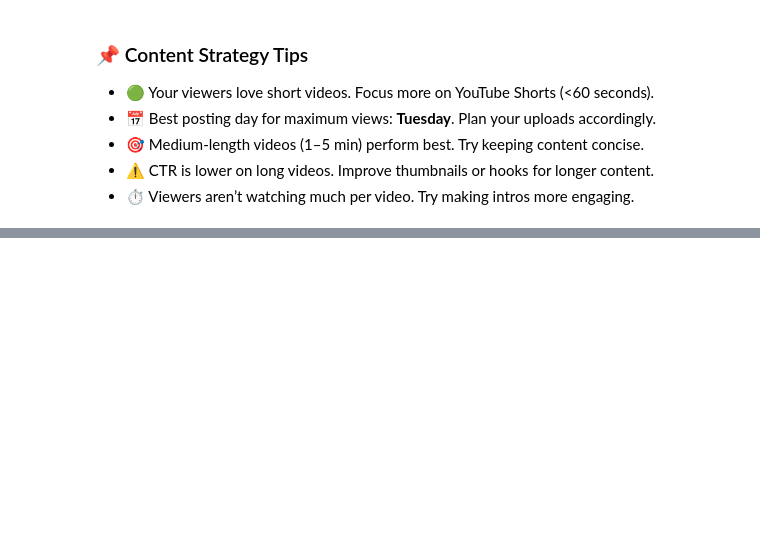
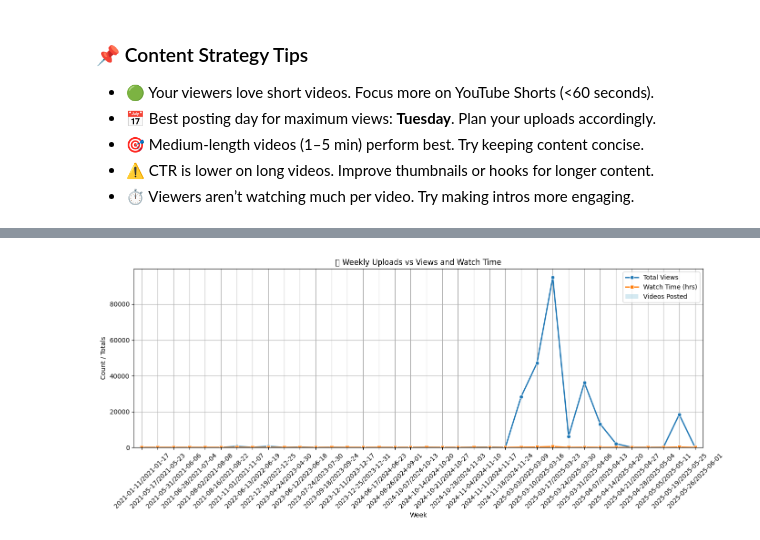
Before and after one commit to abinayagoudjandhyala/Content-Strategy-Recommender, a Jupyter notebook: Content Strategy Recommender/Content Recommender.ipynb, the cells around one changed output, grey strips where cells are left out. Saved outputs shown, nothing was run; the diff lists cells and outputs as text; code cells hidden in the pictures; blank space fills up the shorter version.

```diff
--- a/Content Strategy Recommender/Content Recommender.ipynb
+++ b/Content Strategy Recommender/Content Recommender.ipynb
@@ -126,0 +163,26 @@ display(Markdown("### 📌 Content Strategy Tips\n" + "\n".join([f"- {tip}" for
+# %%
+# 📅 Weekly Upload Frequency vs Views and Watch Time
+table_data["Week"] = table_data["Video publish time"].dt.to_period("W").astype(str)
+
+weekly_stats = table_data.groupby("Week").agg({
+    "Video title": "count",
+    "Views": "sum",
+    "Watch time (hours)": "sum"
+}).rename(columns={"Video title": "Videos Posted"}).reset_index()
+
+# Plotting
+plt.figure(figsize=(14,6))
+sns.lineplot(data=weekly_stats, x="Week", y="Views", marker="o", label="Total Views", linewidth=2)
+sns.lineplot(data=weekly_stats, x="Week", y="Watch time (hours)", marker="s", label="Watch Time (hrs)", linewidth=2)
+sns.barplot(data=weekly_stats, x="Week", y="Videos Posted", color="skyblue", alpha=0.4, label="Videos Posted")
+
+plt.title("📅 Weekly Uploads vs Views and Watch Time")
+plt.xlabel("Week")
+plt.ylabel("Count / Totals")
+plt.xticks(rotation=45)
+plt.grid(True)
+plt.legend()
+plt.tight_layout()
+plt.show()
+# %% [output]
+[figure, added]
```
Also changed, not shown: parts of 2 cells of this notebook.
